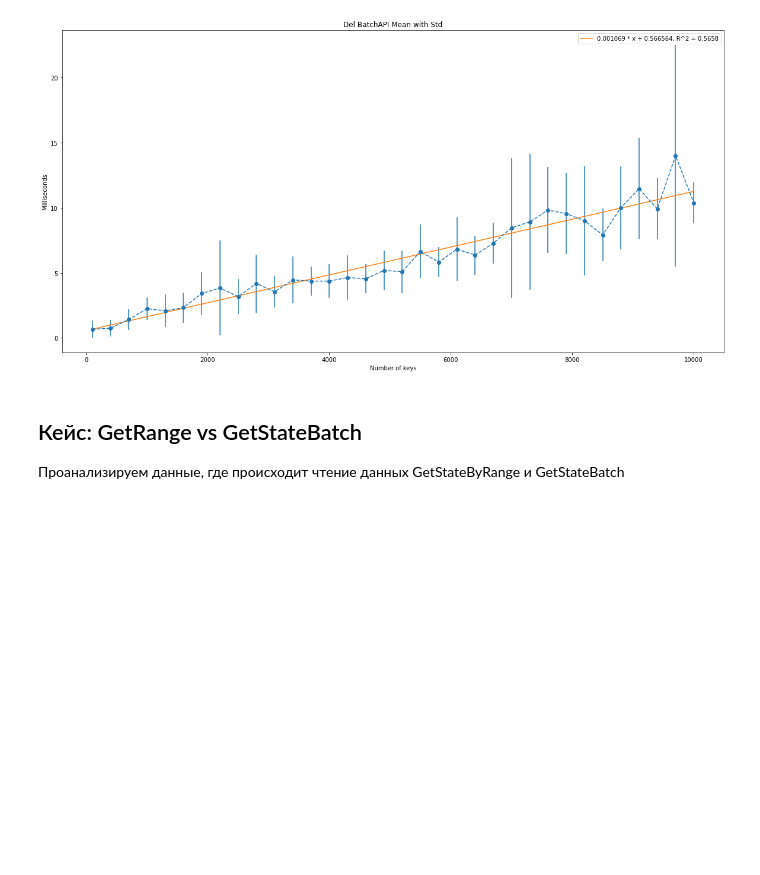
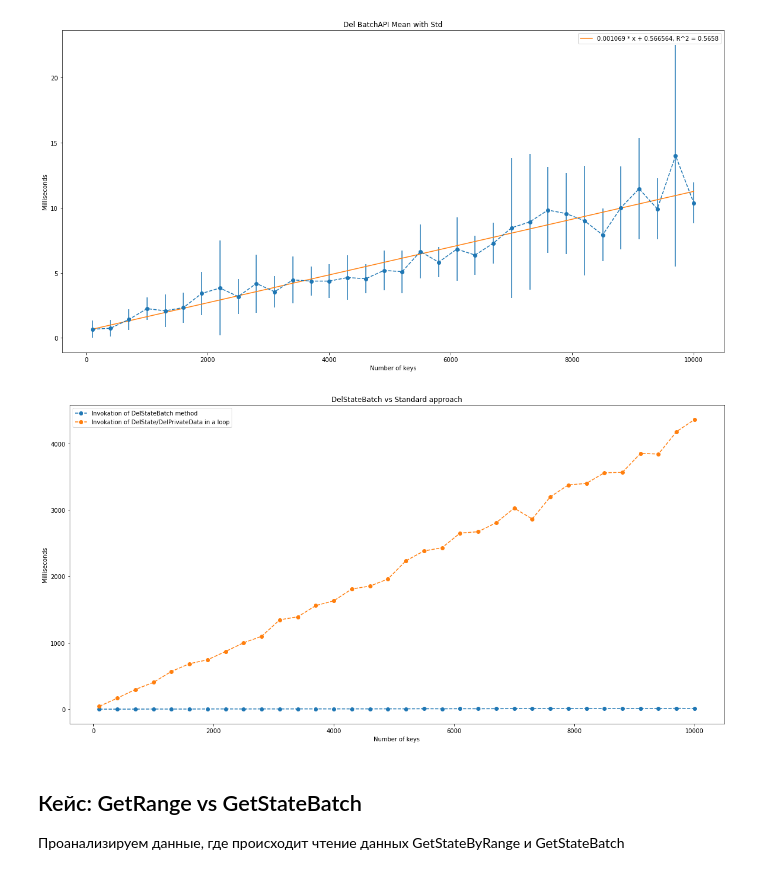
Before and after one commit to niskhakov/fabric-samples, a Jupyter notebook: batchapi/Plots.ipynb, the cells around one changed output. Cells and saved outputs as stored; diff of their text form; code cells hidden in the pictures; blank space fills up the shorter version.

```diff
--- a/batchapi/Plots.ipynb
+++ b/batchapi/Plots.ipynb
@@ -230,6 +249,10 @@ plot_error_bars(delTestDfNoBatch.groupby('entries'), "Del Without BatchAPI Mean
 plot_error_bars(delTestDfBatch.groupby('entries'), "Del BatchAPI Mean with Std", coef, interc, r2)
 # %% [output]
 [figure]
+# %%
+compare_plot(delTestDfBatch.groupby('entries'), 'Invokation of DelStateBatch method', delTestDfNoBatch.groupby('entries'), 'Invokation of DelState/DelPrivateData in a loop', "DelStateBatch vs Standard approach")
+# %% [output]
+[figure, added]
 # %% [markdown]
 ## Кейс: GetRange vs GetStateBatch
 Проанализируем данные, где происходит чтение данных GetStateByRange и GetStateBatch
```
Also changed, not shown: parts of 8 cells of this notebook, 4 other files.
